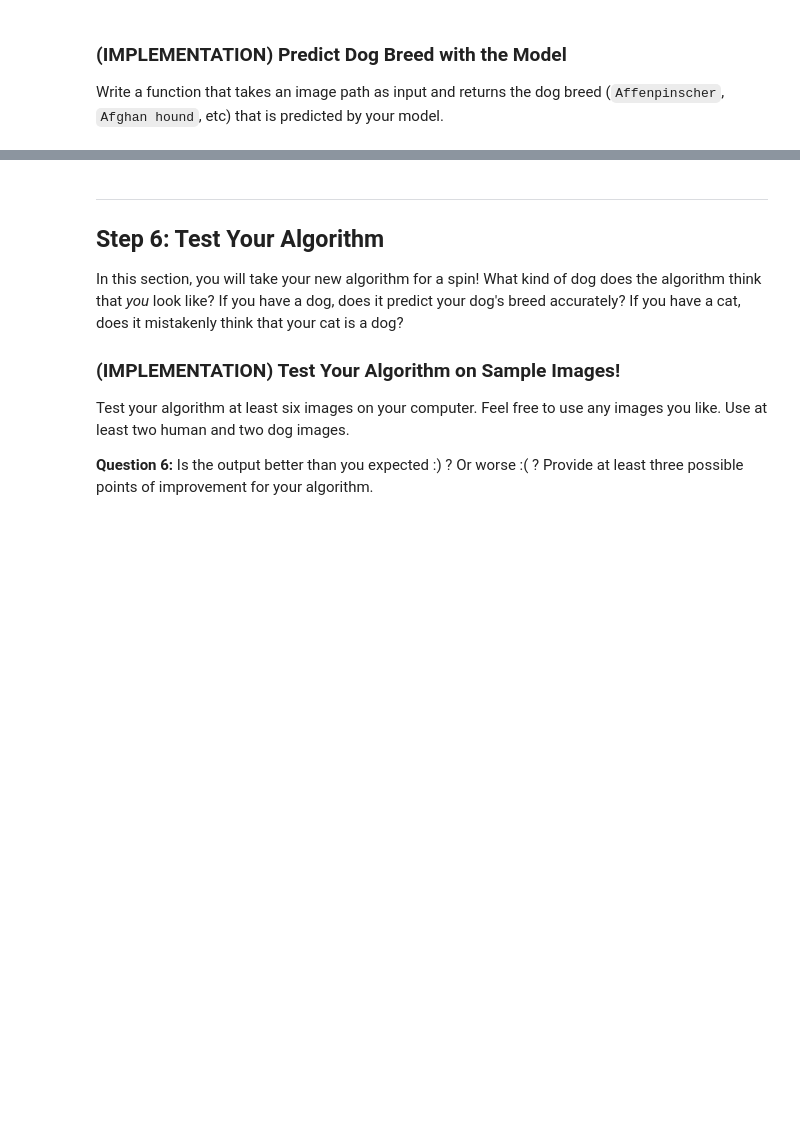
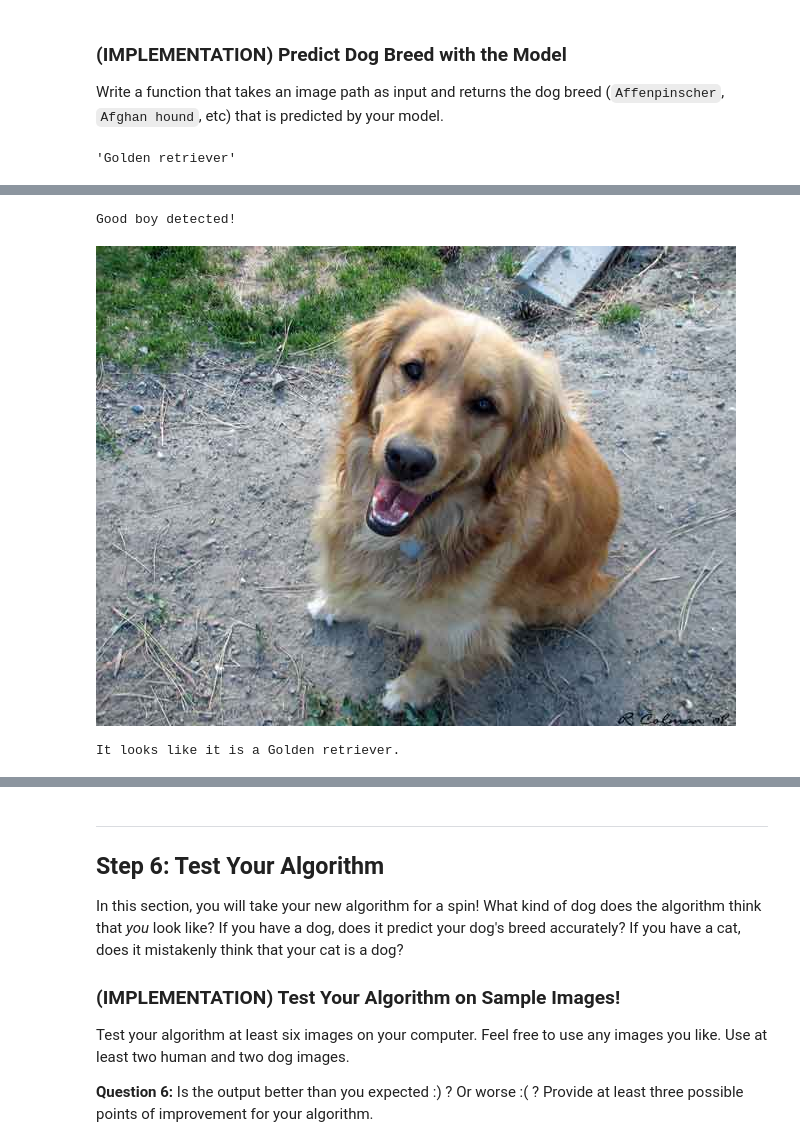
Before and after one commit to miguel-bm/dog-breed-classifier, a Jupyter notebook: dog_app.ipynb, the cells around one changed output, grey strips where cells are left out. Drawn from its saved outputs; the diff is of its cells as text; code cells hidden in the pictures; blank space fills up the shorter version.

```diff
--- a/dog_app.ipynb
+++ b/dog_app.ipynb
@@ -602,3 +891,7 @@ def predict_breed_transfer(img_path):
+# %%
+predict_breed_transfer("dogImages/test/076.Golden_retriever/Golden_retriever_05221.jpg")
+# %% [output]
+'Golden retriever'
 # %% [markdown]
 ---
 <a id='step5'></a>
@@ -620,6 +913,25 @@ Some sample output for our algorithm is provided below, but feel free to design
 # %%
 ### TODO: Write your algorithm.
 ### Feel free to use as many code cells as needed.
+import IPython.display as display
 
 def run_app(img_path):
+
     ## handle cases for a human face, dog, and neither
+    if dog_detector(img_path):
+        print("Good boy detected!")
+        display.display(display.Image(filename=img_path))
+        print(f"It looks like it is a {predict_breed_transfer(img_path)}.")
+    elif face_detector(img_path):
+        print("Human detected!")
+        display.display(display.Image(filename=img_path))
+        print(f"You look like a {predict_breed_transfer(img_path)}.")
+    else:
+        print("No dogs or humans detected in the image!")
+        display.display(display.Image(filename=img_path))
+# %%
+run_app("dogImages/test/076.Golden_retriever/Golden_retriever_05221.jpg")
+# %% [output]
+Good boy detected!
+[figure, added]
+It looks like it is a Golden retriever.
```
Also changed, not shown: parts of 40 cells of this notebook, 1 other file.
